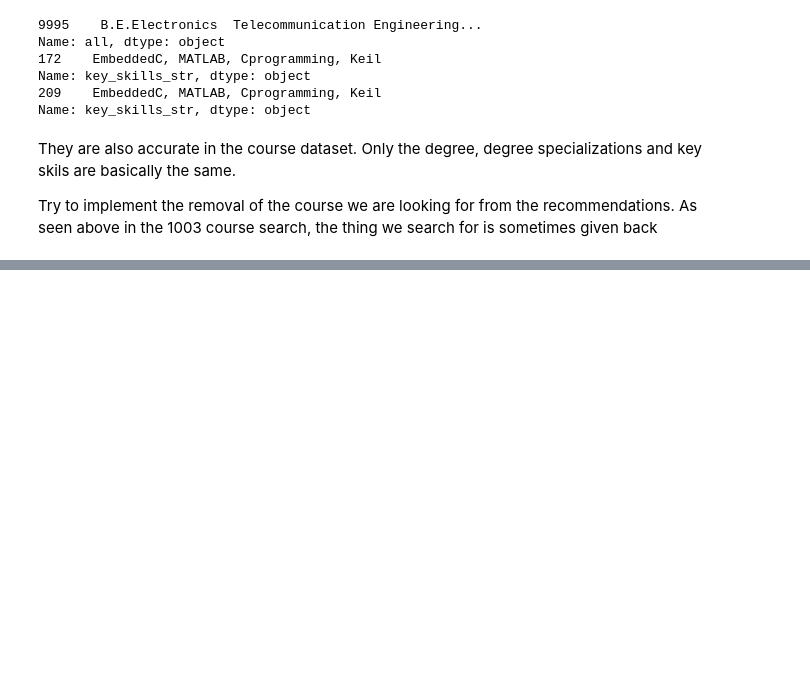
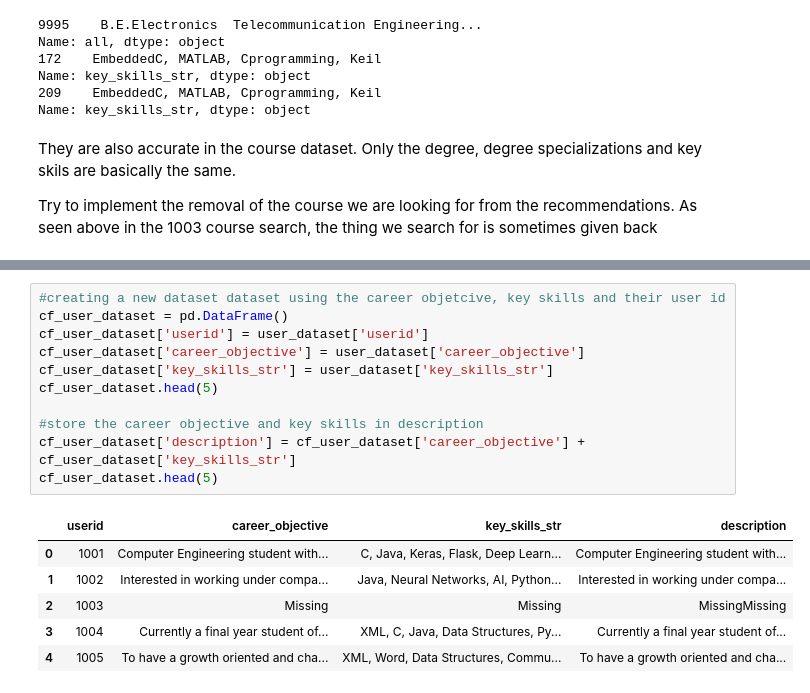
Before and after one commit to britneyv/Personalised-Course-Recommender-System, a Jupyter notebook: Content-Filtering_Experiments.ipynb, the cells around one changed output, grey strips where cells are left out. Drawn from its saved outputs; the diff is of its cells as text; blank space fills up the shorter version.

```diff
--- a/Content-Filtering_Experiments.ipynb
+++ b/Content-Filtering_Experiments.ipynb
@@ -482,0 +491,18 @@ Try to implement the removal of the course we are looking for from the recommend
+# %%
+#creating a new dataset dataset using the career objetcive, key skills and their user id
+cf_user_dataset = pd.DataFrame()
+cf_user_dataset['userid'] = user_dataset['userid']
+cf_user_dataset['career_objective'] = user_dataset['career_objective']
+cf_user_dataset['key_skills_str'] = user_dataset['key_skills_str']
+cf_user_dataset.head(5)
+
+#store the career objective and key skills in description
+cf_user_dataset['description'] = cf_user_dataset['career_objective'] + cf_user_dataset['key_skills_str']
+cf_user_dataset.head(5)
+# %% [output]
+|  | userid | career_objective | key_skills_str | description |
+| 0 | 1001 | Computer Engineering student with... | C, Java, Keras, Flask, Deep Learn... | Computer Engineering student with... |
+| 1 | 1002 | Interested in working under compa... | Java, Neural Networks, AI, Python... | Interested in working under compa... |
+| 2 | 1003 | Missing | Missing | MissingMissing |
+| 3 | 1004 | Currently a final year student of... | XML, C, Java, Data Structures, Py... | Currently a final year student of... |
+| 4 | 1005 | To have a growth oriented and cha... | XML, Word, Data Structures, Commu... | To have a growth oriented and cha... |
```
Also changed, not shown: parts of 11 cells of this notebook.
